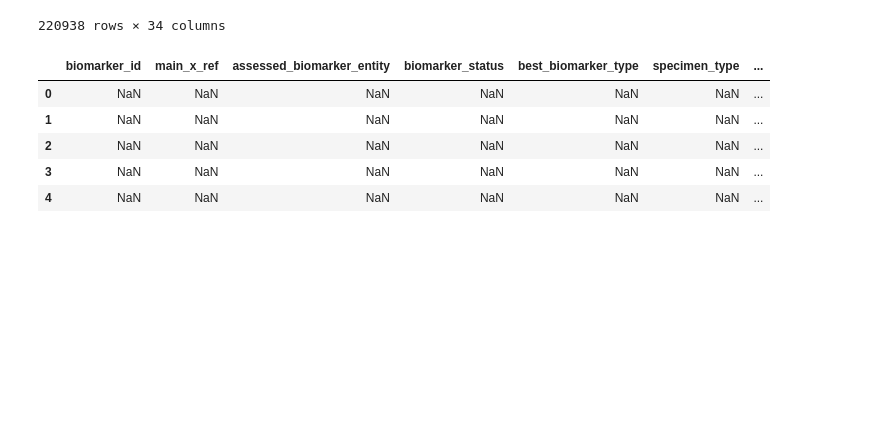
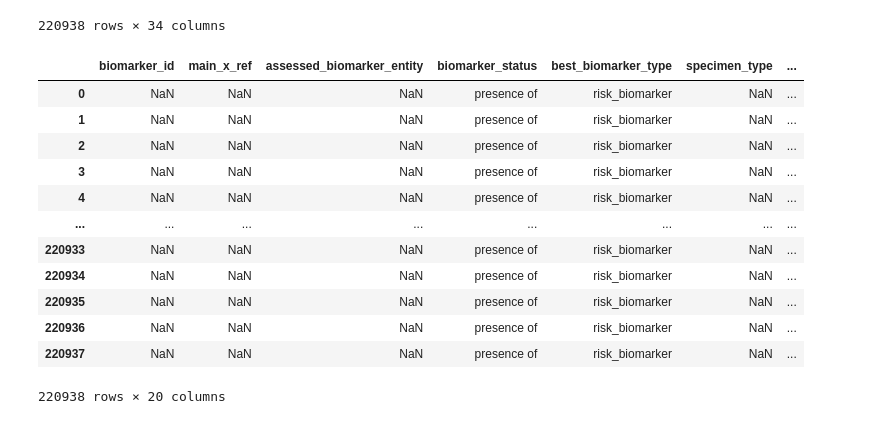
Before and after one commit to clinical-biomarkers/biomarker-partnership, a Jupyter notebook: src/clinvar.ipynb, the cells around one changed output. Drawn from its saved outputs; the diff is of its cells as text; code cells hidden in the pictures; blank space fills up the shorter version.

```diff
--- a/src/clinvar.ipynb
+++ b/src/clinvar.ipynb
@@ -75,14 +85,42 @@ variant_df
 | 220936 | 2402701 | Deletion | NM_000059.4(BRCA2):c.3189del (p.G... | 675 | BRCA2 | HGNC:1101 | Likely pathogenic | 1 | ... |
 | 220937 | 2402759 | Duplication | NM_000059.4(BRCA2):c.6140dup (p.T... | 675 | BRCA2 | HGNC:1101 | Pathogenic | 1 | ... |
 220938 rows × 34 columns
-# %%
-helper.populate_col(source = variant_df['RS# (dbSNP)'], target_col = 'rs_id', dtype = 'Int64')
-helper.biomarker_df.head()
-# %% [output]
-|  | biomarker_id | main_x_ref | assessed_biomarker_entity | biomarker_status | best_biomarker_type | specimen_type | ... |
-| 0 | NaN | NaN | NaN | NaN | NaN | NaN | ... |
-| 1 | NaN | NaN | NaN | NaN | NaN | NaN | ... |
-| 2 | NaN | NaN | NaN | NaN | NaN | NaN | ... |
-| 3 | NaN | NaN | NaN | NaN | NaN | NaN | ... |
-| 4 | NaN | NaN | NaN | NaN | NaN | NaN | ... |
+# %%
+# rs_id column
+helper.populate_col(source = variant_df['RS# (dbSNP)'], target_col = 'rs_id', dtype = 'Int64')
+# mutation column
+helper.populate_col(source = variant_df['Name'], target_col = 'mutation')
+# name column
+helper.populate_col(source = variant_df['VariationID'], target_col = 'name')
+# gene column
+helper.populate_col(source = variant_df['GeneSymbol'], target_col = 'gene')
+# disease column
+helper.populate_col(source = variant_df['disease'], target_col = 'disease')
+# variation column
+helper.populate_col(source = variant_df['VariationID'], target_col = 'variation')
+# biomarker status column
+bio_status_series = pd.Series('presence of', index = helper.biomarker_df.index)
+helper.populate_col(source = bio_status_series, target_col = 'biomarker_status')
+# best biomarker type column
+biomarker_type_series = pd.Series('risk_biomarker', index = helper.biomarker_df.index)
+helper.populate_col(source = biomarker_type_series, target_col = 'best_biomarker_type')
+# assessed entity type column
+assessed_entity_series = pd.Series('gene', index = helper.biomarker_df.index)
+helper.populate_col(source = assessed_entity_series, target_col = 'assessed_entity_type')
+
+helper.biomarker_df
+# %% [output]
+|  | biomarker_id | main_x_ref | assessed_biomarker_entity | biomarker_status | best_biomarker_type | specimen_type | ... |
+| 0 | NaN | NaN | NaN | presence of | risk_biomarker | NaN | ... |
+| 1 | NaN | NaN | NaN | presence of | risk_biomarker | NaN | ... |
+| 2 | NaN | NaN | NaN | presence of | risk_biomarker | NaN | ... |
+| 3 | NaN | NaN | NaN | presence of | risk_biomarker | NaN | ... |
+| 4 | NaN | NaN | NaN | presence of | risk_biomarker | NaN | ... |
+| ... | ... | ... | ... | ... | ... | ... | ... |
+| 220933 | NaN | NaN | NaN | presence of | risk_biomarker | NaN | ... |
+| 220934 | NaN | NaN | NaN | presence of | risk_biomarker | NaN | ... |
+| 220935 | NaN | NaN | NaN | presence of | risk_biomarker | NaN | ... |
+| 220936 | NaN | NaN | NaN | presence of | risk_biomarker | NaN | ... |
+| 220937 | NaN | NaN | NaN | presence of | risk_biomarker | NaN | ... |
+220938 rows × 20 columns
 # %%
```
Also changed, not shown: parts of 15 cells of this notebook.
